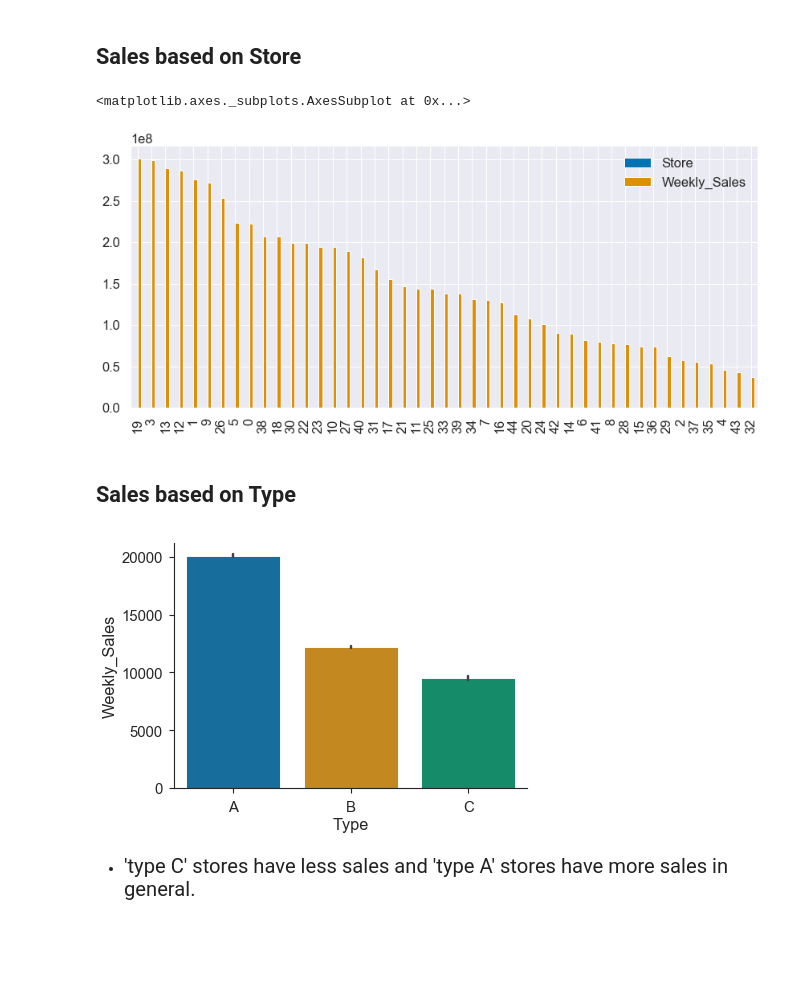
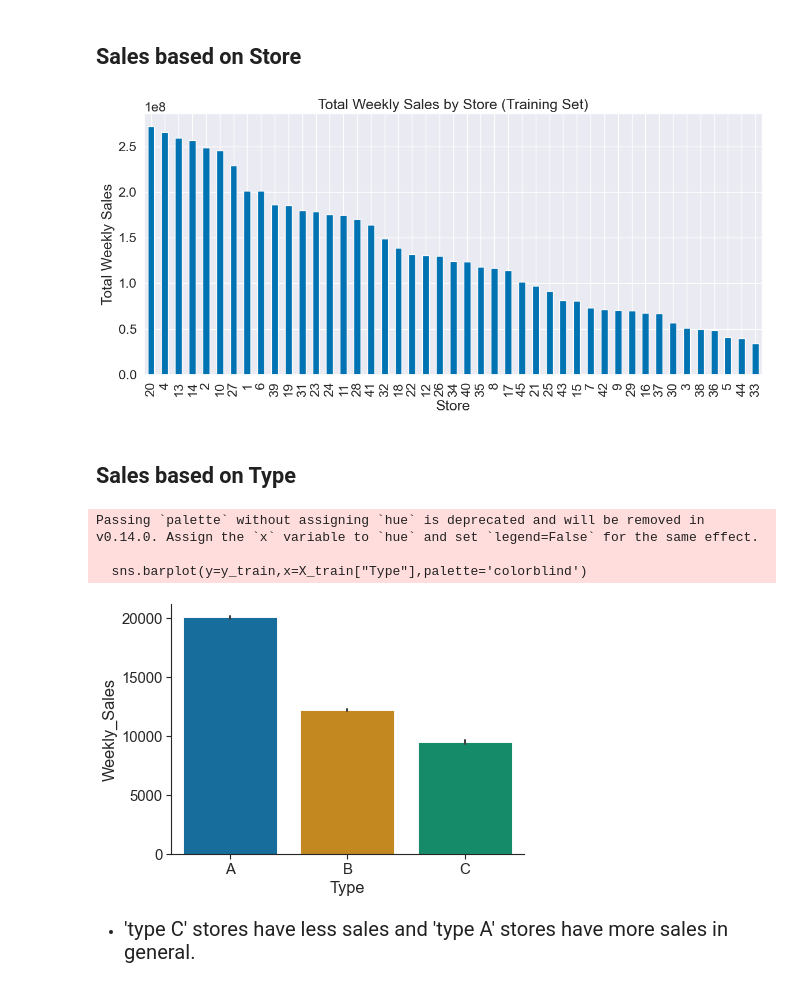
Before and after one commit to subediDarshan/AI-Project, a Jupyter notebook: ai-project/notebooks/Walmart Weekly Sales Forecasting Case Study.ipynb, the cells around one changed output. Cells and saved outputs as stored; diff of their text form; code cells hidden in the pictures; blank space fills up the shorter version.

```diff
--- a/ai-project/notebooks/Walmart Weekly Sales Forecasting Case Study.ipynb
+++ b/ai-project/notebooks/Walmart Weekly Sales Forecasting Case Study.ipynb
@@ -32,8 +30,8 @@ def cat_summary(x):
 # %% [markdown]
 <h1> 2. Data Propressing
 # %%
-train = pd.read_csv('data/train.csv')
-feature = pd.read_csv('data/features.csv')
-test = pd.read_csv('data/test.csv')
-stores = pd.read_csv('data/stores.csv')
+train = pd.read_csv('../data/external/train.csv')
+feature = pd.read_csv('../data/external/features.csv')
+test = pd.read_csv('../data/external/test.csv')
+stores = pd.read_csv('../data/external/stores.csv')
 # %%
@@ -74,2 +114,4 @@ train.head(2)
+# %%
+X_train, X_test, y_train, y_test = train_test_split(train.drop(['Weekly_Sales'], axis=1), train['Weekly_Sales'], test_size=0.1, random_state=1)
 # %%
 # Merging Test dataset
@@ -284,21 +322,35 @@ sns.distplot(train.Weekly_Sales)
 # %% [markdown]
 <h2> Sales based on Store
 # %%
-train.groupby('Store').agg({'Weekly_Sales':"sum"}).reset_index().sort_values('Weekly_Sales', ascending=False).plot(kind='bar')
+# train.groupby('Store').agg({'Weekly_Sales':"sum"}).reset_index().sort_values('Weekly_Sales', ascending=False).plot(kind='bar')
+
+df = pd.DataFrame({
+    'Store': X_train['Store'],
+    'Weekly_Sales': y_train
+})
+
+df.groupby('Store')['Weekly_Sales'].sum().sort_values(ascending=False).plot(kind='bar', figsize=(12, 6))
+plt.xlabel('Store')
+plt.ylabel('Total Weekly Sales')
+plt.title('Total Weekly Sales by Store (Training Set)')
+plt.tight_layout()
+plt.show()
 
 #train.plot(kind='barh',x='Weekly_Sales', y='Store', alpha=0.5)
 # %% [output]
-<matplotlib.axes._subplots.AxesSubplot at 0x...>
-[figure, old version]
+[figure, new version]
 # %% [markdown]
 <h2> Sales based on Type
 # %%
 plt.figure(figsize=(7,5),dpi=65)
 sns.set_style('ticks')
-sns.barplot(y=train["Weekly_Sales"],x=train["Type"],palette='colorblind')
+sns.barplot(y=y_train,x=X_train["Type"],palette='colorblind')
 sns.despine()
 # %% [output]
+Passing `palette` without assigning `hue` is deprecated and will be removed in v0.14.0. Assign the `x` variable to `hue` and set `legend=False` for the same effect.
+
+  sns.barplot(y=y_train,x=X_train["Type"],palette='colorblind')
-[figure, old version]
+[figure, new version]
 # %% [markdown]
 - <big><big>  'type C' stores have less sales and 'type A' stores have more sales in general.
 # %% [markdown]
```
Also changed, not shown: parts of 66 cells of this notebook, 8 other files.
